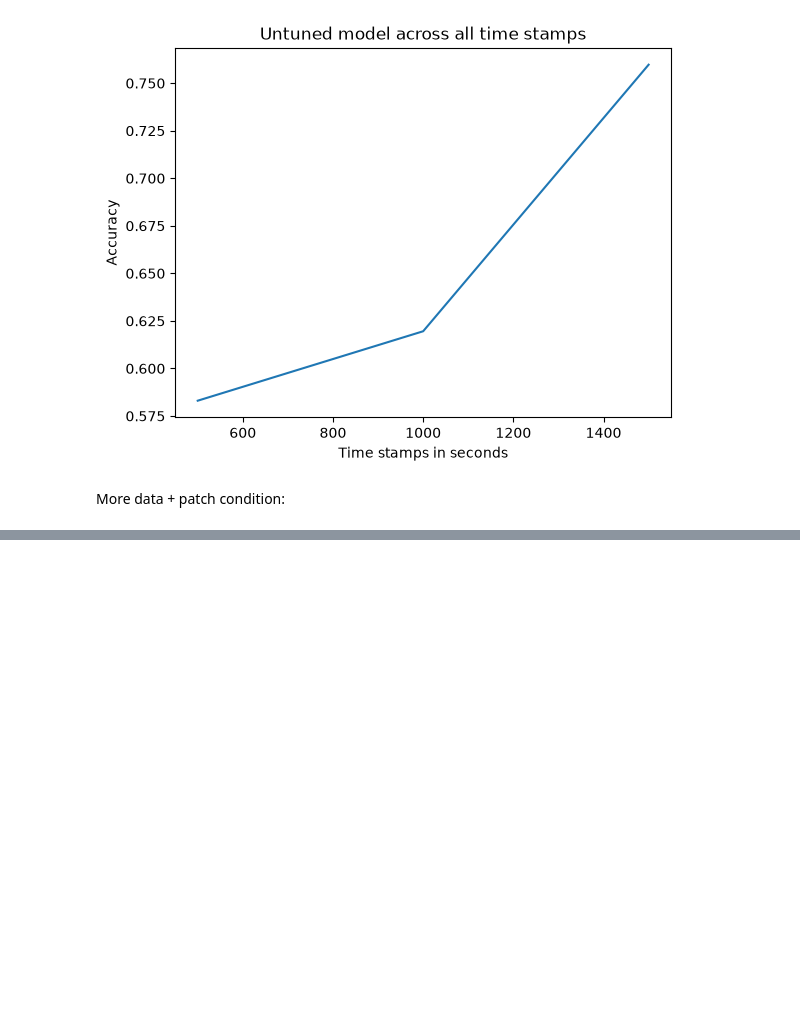
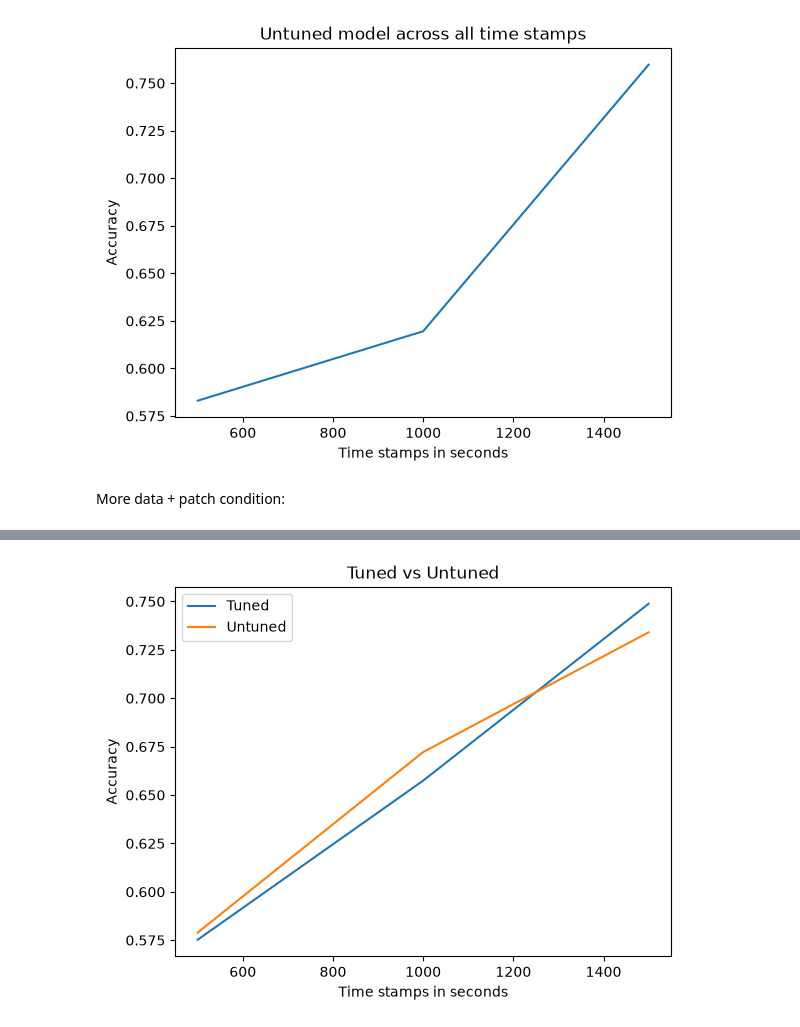
Before and after one commit to Lev1231254/MatchPredictorDeadlock, a Jupyter notebook: jupyter_notebooks/test models.ipynb, the cells around one changed output, grey strips where cells are left out. Saved outputs shown, nothing was run; the diff lists cells and outputs as text; code cells hidden in the pictures; blank space fills up the shorter version.

```diff
--- a/jupyter_notebooks/test models.ipynb
+++ b/jupyter_notebooks/test models.ipynb
@@ -76,0 +71,6 @@ _ = plt.title("Untuned model across all time stamps")
+# %%
+sns.lineplot(accuracies_df_fixed_patch, x="Time stamps in seconds", y="Accuracy", label="Untuned")
+sns.lineplot(accuracies_df_tuned, x="Time stamps in seconds", y="Accuracy", label="Tuned")
+_ = plt.title("Tuned vs Untuned")
+# %% [output]
+[figure, added]
```
Also changed, not shown: parts of 5 cells of this notebook, 11 other files.
